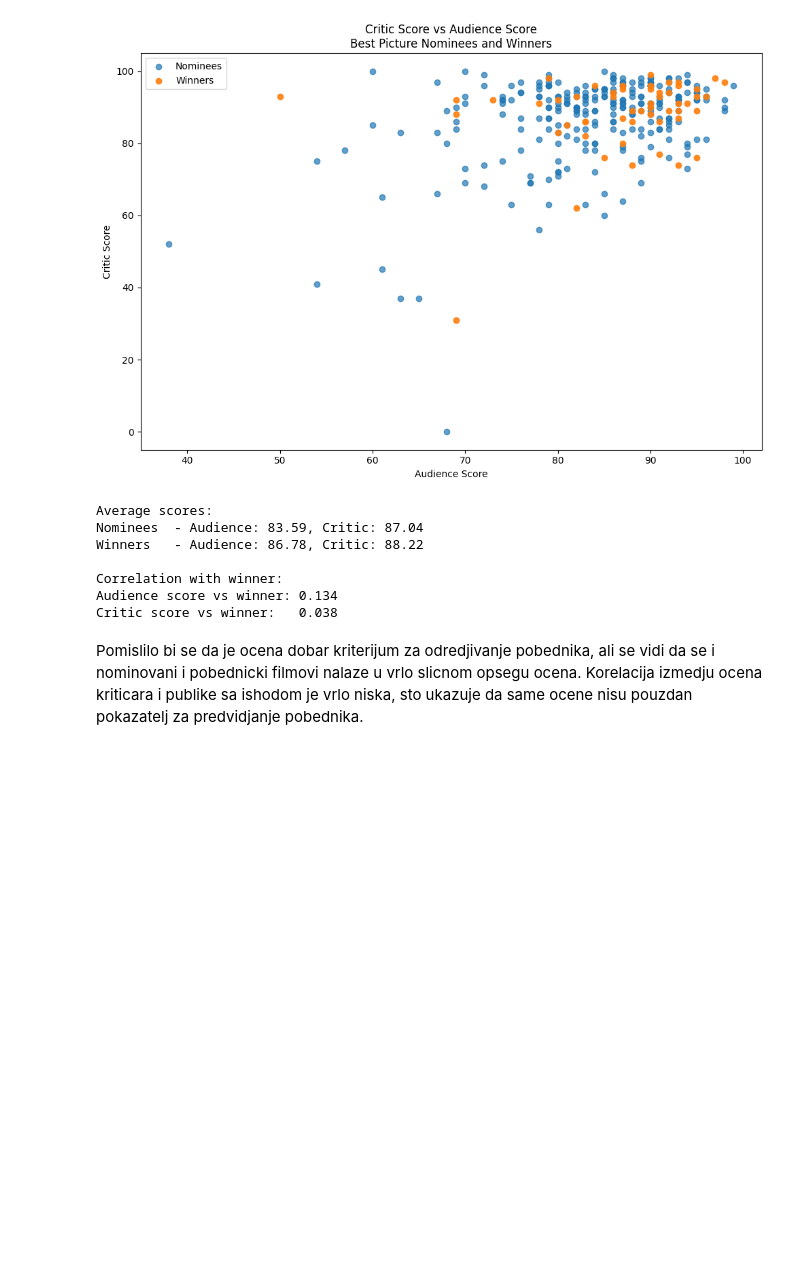
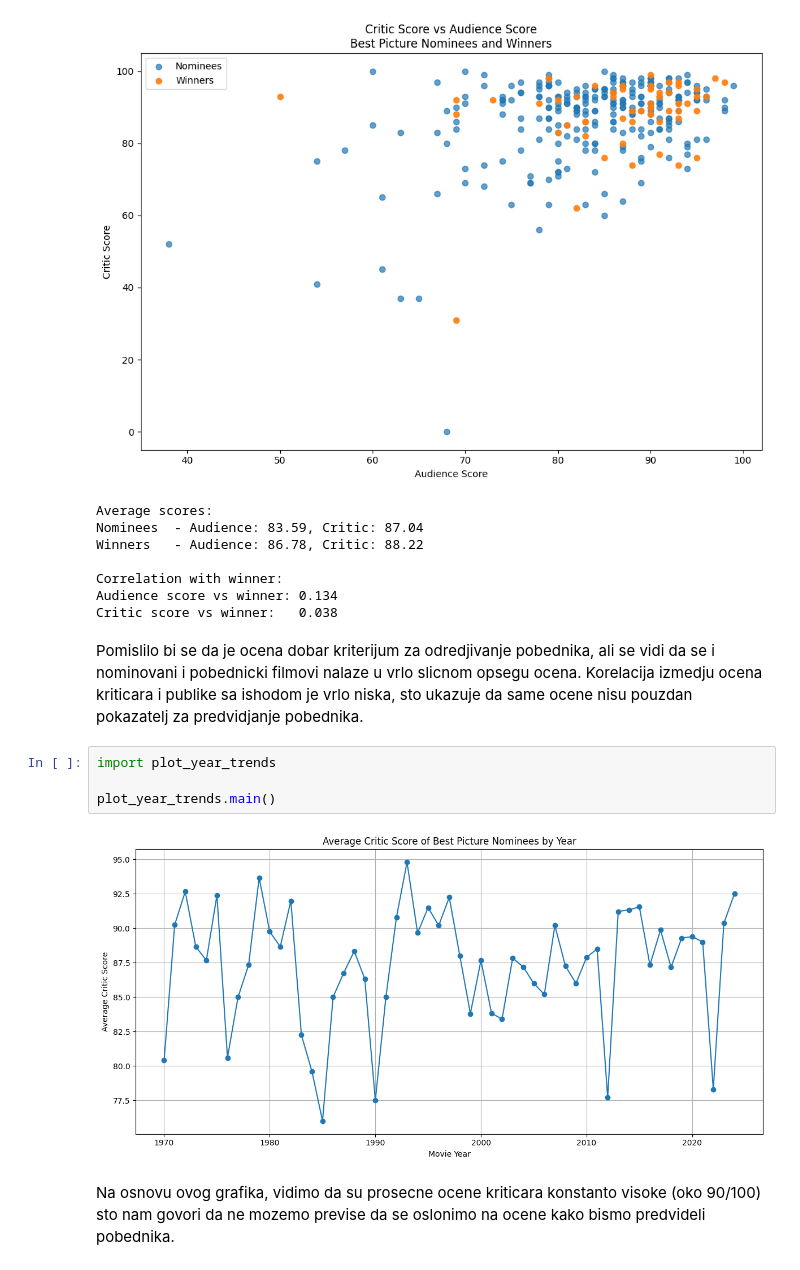
Before and after one commit to milosdiklic25/siap, a Jupyter notebook: project.ipynb, the cells around one changed output. Drawn from its saved outputs; the diff is of its cells as text; blank space fills up the shorter version.

```diff
--- a/project.ipynb
+++ b/project.ipynb
@@ -418,3 +383,11 @@ Audience score vs winner: 0.134
 Critic score vs winner:   0.038
 # %% [markdown]
 Pomislilo bi se da je ocena dobar kriterijum za odredjivanje pobednika, ali se vidi da se i nominovani i pobednicki filmovi nalaze u vrlo slicnom opsegu ocena. Korelacija izmedju ocena kriticara i publike sa ishodom je vrlo niska, sto ukazuje da same ocene nisu pouzdan pokazatelj za predvidjanje pobednika.
+# %%
+import plot_year_trends
+
+plot_year_trends.main()
+# %% [output]
+[figure, added]
+# %% [markdown]
+Na osnovu ovog grafika, vidimo da su prosecne ocene kriticara konstanto visoke (oko 90/100) sto nam govori da ne mozemo previse da se oslonimo na ocene kako bismo predvideli pobednika.
```
Also changed, not shown: parts of 9 cells of this notebook, 6 other files.
